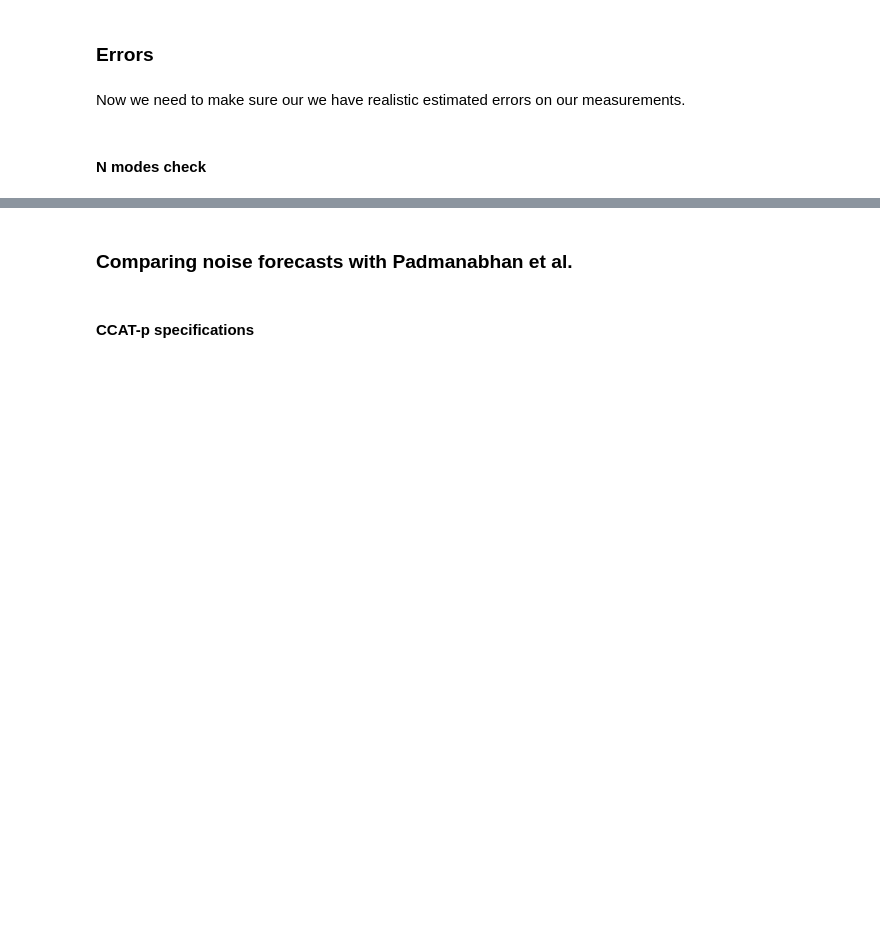
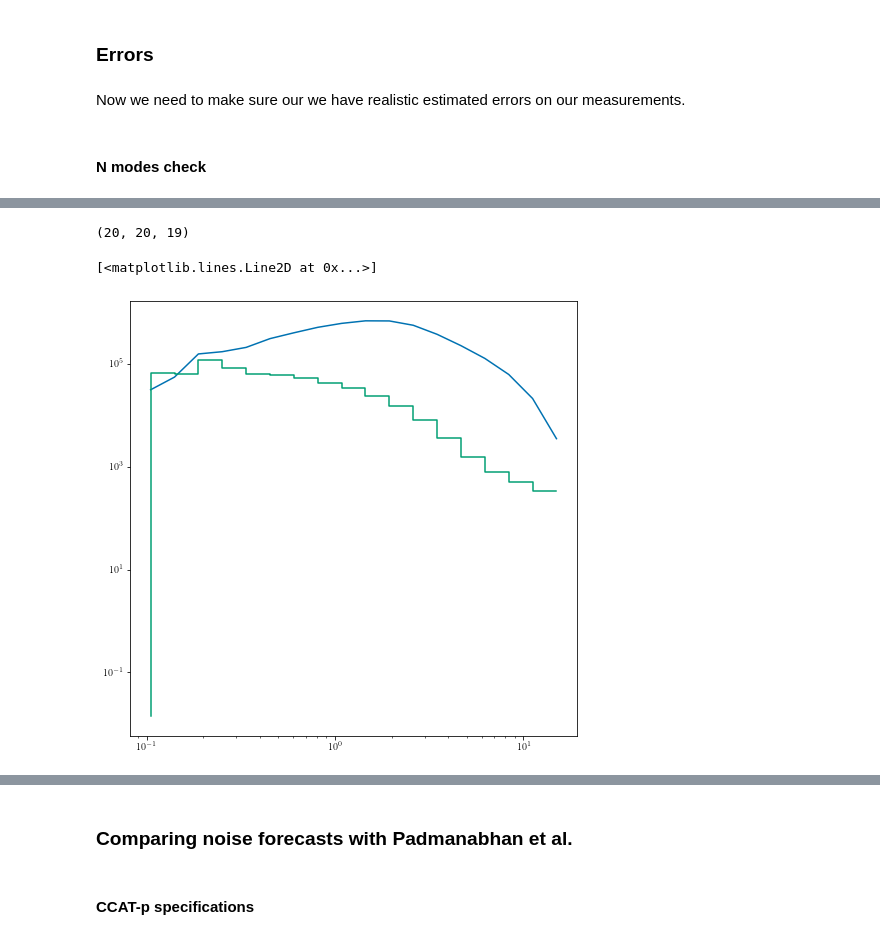
Before and after one commit to lisaleemcb/deprism, a Jupyter notebook: generate_spectra.ipynb, the cells around one changed output, grey strips where cells are left out. Saved outputs shown, nothing was run; the diff lists cells and outputs as text; code cells hidden in the pictures; blank space fills up the shorter version.

```diff
--- a/generate_spectra.ipynb
+++ b/generate_spectra.ipynb
@@ -1060,3 +959,7 @@ V_survey_CII / V_vox_CII
+# %%
+len(P_21cm_21cm), len(W_k_21cm), len(N_modes)
+# %% [output]
+(20, 20, 19)
 # %%
 # Need to update with HERA
 t_pix_21cm = calc_t_pix(specs_CCATp['N_det'], specs_CCATp['t_obs'],
@@ -1073,30 +976,33 @@ P_N_OIII = calc_P_N(specs_EXCLAIM['sigma_pix'], V_vox_OIII, t_pix_OIII)
 
 N_modes = calc_N_modes(k, V_survey_21cm, align='left')
 
-P_CV = P_21cm_CII[:-1] / np.sqrt(N_modes)
-P_shot = np.sqrt(P_21cm_21cm[:-1] * P_CII_CII[:-1]) / np.sqrt(N_modes)
-P_noise = (P_N_CII * P_CII_CII[:-1]) / (W_k_21cm[:-1]**2 * np.sqrt(N_modes))
-
 #sigma_21cm_CII = error_bars(P_21cm_CII[:-1], P_21cm_21cm[:-1], P_CII_CII[:-1],
 #                                                P_N_21cm, W_k_21cm[:-1], N_modes)
 
-var_21cm_21cm = var_auto(P_21cm_21cm[:-1], W_k_21cm[:-1], P_N_21cm, N_modes)
-var_CII_CII = var_auto(P_CII_CII[:-1], W_k_CII[:-1], P_N_CII, N_modes)
-var_OIII_OIII = var_auto(P_OIII_OIII[:-1], W_k_OIII[:-1], P_N_OIII, N_modes)
+var_21cm_21cm = var_x(P_21cm_21cm[:-1], W_k_21cm[:-1], P_21cm_21cm[:-1], W_k_21cm[:-1],
+                     P_N_21cm, P_N_21cm, P_21cm_21cm[:-1], N_modes)
+var_CII_CII = var_x(P_CII_CII[:-1], W_k_CII[:-1], P_CII_CII[:-1], W_k_CII[:-1],
+                     P_N_CII, P_N_CII, P_CII_CII[:-1], N_modes)
+var_OIII_OIII = var_x(P_OIII_OIII[:-1], W_k_OIII[:-1], P_OIII_OIII[:-1], W_k_OIII[:-1],
+                     P_N_OIII, P_N_OIII, P_OIII_OIII[:-1], N_modes)
 
-var_21cm_CII = var_x(P_21cm_21cm[:-1], W_k_21cm[:-1], P_CII_CII[:-1], W_k_CII[:-1], P_N_21cm,
-                     P_N_CII, P_21cm_CII[:-1], N_modes)
+var_21cm_CII = var_x(P_21cm_21cm[:-1], W_k_21cm[:-1], P_CII_CII[:-1], W_k_CII[:-1],
+                     P_N_21cm, P_N_CII, P_21cm_CII[:-1], N_modes)
 var_21cm_OIII = var_x(P_21cm_21cm[:-1], W_k_21cm[:-1], P_OIII_OIII[:-1], W_k_OIII[:-1],
-                      P_N_21cm, P_N_OIII, P_21cm_OIII[:-1], N_modes)
+                     P_N_21cm, P_N_OIII, P_21cm_OIII[:-1], N_modes)
 var_CII_OIII = var_x(P_CII_CII[:-1], W_k_CII[:-1], P_OIII_OIII[:-1], W_k_OIII[:-1],
-                      P_N_CII, P_N_OIII, P_CII_OIII[:-1], N_modes)
+                     P_N_CII, P_N_OIII, P_CII_OIII[:-1], N_modes)
 # %%
 plt.figure(figsize=(8,8))
-plt.loglog(k[1:-1], (k[1:-1]**3 * P_21cm_CII[1:-1] * W_k_CII[1:-1]).value / (2 * np.pi**2))
-plt.loglog(k[1:-1], (k[1:-1]**3 * np.sqrt(var_21cm_CII[:-1])).value / (2 * np.pi**2),
+plt.loglog(k[1:-1], (k[1:-1]**3 * P_21cm_CII[1:-1] * W_k_CII[1:-1])
+           / (2 * np.pi**2))
+plt.loglog(k[1:-1], (k[1:-1]**3 * np.sqrt(var_21cm_CII[:-1])) / (2 * np.pi**2),
                               drawstyle='steps')
 
-plt.ylim(1e2, 1e4)
+# plt.ylim(1e2, 1e4)
+# %% [output]
+[<matplotlib.lines.Line2D at 0x...>]
+[figure, added]
 # %%
 plt.errorbar(k[1:-1], k[1:-1]**3 * P_21cm_CII.value[1:-1] * W_k_21cm[1:-1] / (2 * np.pi**2),
                                          yerr=k[1:-1]**3 * np.sqrt(var_21cm_CII[:-1]).value / (2 * np.pi**2))
```
Also changed, not shown: parts of 109 cells of this notebook, 4 other files.
